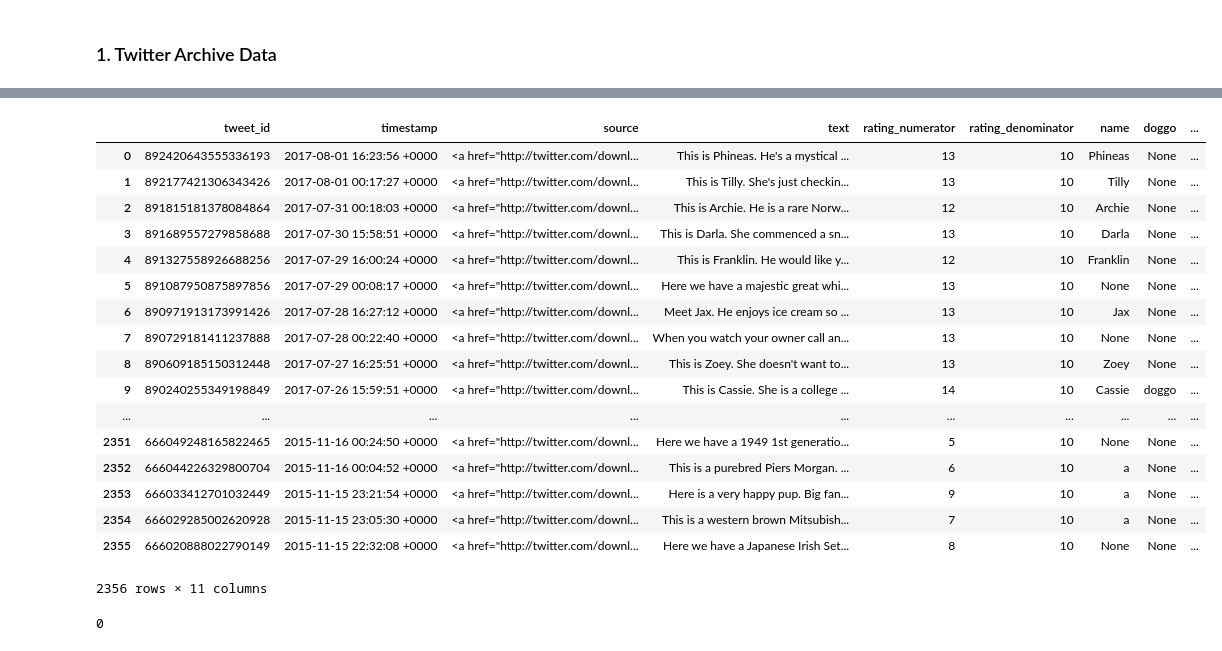
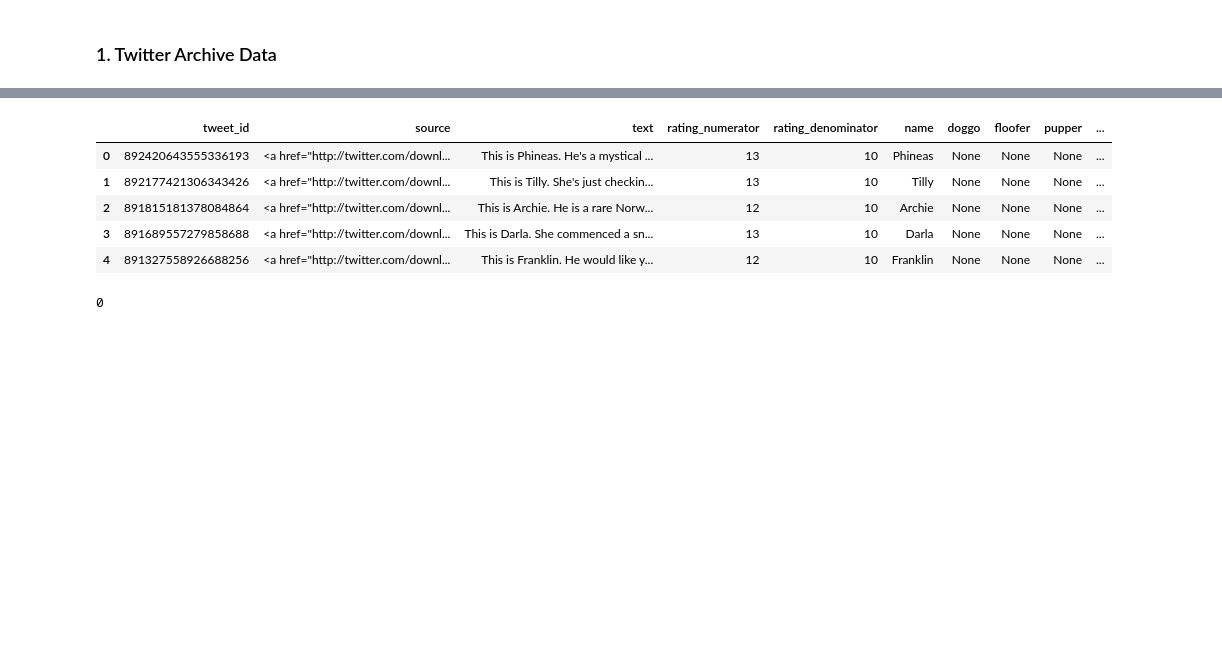
Before and after one commit to chloemcauley/WeRateDogs, a Jupyter notebook: wrangle_act.ipynb, the cells around one changed output, grey strips where cells are left out. Drawn from its saved outputs; the diff is of its cells as text; code cells hidden in the pictures; blank space fills up the shorter version.

```diff
--- a/wrangle_act.ipynb
+++ b/wrangle_act.ipynb
@@ -49,29 +50,17 @@ df_arc.head()
 | 3 | 891689557279858688 | NaN | NaN | 2017-07-30 15:58:51 +0000 | <a href="http://twitter.com/downl... | This is Darla. She commenced a sn... | NaN | ... |
 | 4 | 891327558926688256 | NaN | NaN | 2017-07-29 16:00:24 +0000 | <a href="http://twitter.com/downl... | This is Franklin. He would like y... | NaN | ... |
 # %%
-#drop in_reply_to_status_id, in_reply_to_user_id, retweeted_status_id, retweeted_status_user_id, retweeted_status_timestamp, expanded_urls
+#drop timestamp, in_reply_to_status_id, in_reply_to_user_id, retweeted_status_id, retweeted_status_user_id, retweeted_status_timestamp, expanded_urls
 arc_clean = df_arc.copy()
-arc_clean.drop(columns = ["in_reply_to_status_id","in_reply_to_user_id","retweeted_status_id","retweeted_status_user_id","retweeted_status_timestamp","expanded_urls"], axis = 1, inplace = True)
-arc_clean
+arc_clean.drop(columns = ["timestamp","in_reply_to_status_id","in_reply_to_user_id","retweeted_status_id","retweeted_status_user_id","retweeted_status_timestamp","expanded_urls"], axis = 1, inplace = True)
+arc_clean.head()
 # %% [output]
-|  | tweet_id | timestamp | source | text | rating_numerator | rating_denominator | name | doggo | ... |
-| 0 | 892420643555336193 | 2017-08-01 16:23:56 +0000 | <a href="http://twitter.com/downl... | This is Phineas. He's a mystical ... | 13 | 10 | Phineas | None | ... |
-| 1 | 892177421306343426 | 2017-08-01 00:17:27 +0000 | <a href="http://twitter.com/downl... | This is Tilly. She's just checkin... | 13 | 10 | Tilly | None | ... |
-| 2 | 891815181378084864 | 2017-07-31 00:18:03 +0000 | <a href="http://twitter.com/downl... | This is Archie. He is a rare Norw... | 12 | 10 | Archie | None | ... |
-| 3 | 891689557279858688 | 2017-07-30 15:58:51 +0000 | <a href="http://twitter.com/downl... | This is Darla. She commenced a sn... | 13 | 10 | Darla | None | ... |
-| 4 | 891327558926688256 | 2017-07-29 16:00:24 +0000 | <a href="http://twitter.com/downl... | This is Franklin. He would like y... | 12 | 10 | Franklin | None | ... |
-| 5 | 891087950875897856 | 2017-07-29 00:08:17 +0000 | <a href="http://twitter.com/downl... | Here we have a majestic great whi... | 13 | 10 | None | None | ... |
-| 6 | 890971913173991426 | 2017-07-28 16:27:12 +0000 | <a href="http://twitter.com/downl... | Meet Jax. He enjoys ice cream so ... | 13 | 10 | Jax | None | ... |
-| 7 | 890729181411237888 | 2017-07-28 00:22:40 +0000 | <a href="http://twitter.com/downl... | When you watch your owner call an... | 13 | 10 | None | None | ... |
-| 8 | 890609185150312448 | 2017-07-27 16:25:51 +0000 | <a href="http://twitter.com/downl... | This is Zoey. She doesn't want to... | 13 | 10 | Zoey | None | ... |
-| 9 | 890240255349198849 | 2017-07-26 15:59:51 +0000 | <a href="http://twitter.com/downl... | This is Cassie. She is a college ... | 14 | 10 | Cassie | doggo | ... |
-| ... | ... | ... | ... | ... | ... | ... | ... | ... | ... |
-| 2351 | 666049248165822465 | 2015-11-16 00:24:50 +0000 | <a href="http://twitter.com/downl... | Here we have a 1949 1st generatio... | 5 | 10 | None | None | ... |
-| 2352 | 666044226329800704 | 2015-11-16 00:04:52 +0000 | <a href="http://twitter.com/downl... | This is a purebred Piers Morgan. ... | 6 | 10 | a | None | ... |
-| 2353 | 666033412701032449 | 2015-11-15 23:21:54 +0000 | <a href="http://twitter.com/downl... | Here is a very happy pup. Big fan... | 9 | 10 | a | None | ... |
-| 2354 | 666029285002620928 | 2015-11-15 23:05:30 +0000 | <a href="http://twitter.com/downl... | This is a western brown Mitsubish... | 7 | 10 | a | None | ... |
-| 2355 | 666020888022790149 | 2015-11-15 22:32:08 +0000 | <a href="http://twitter.com/downl... | Here we have a Japanese Irish Set... | 8 | 10 | None | None | ... |
+|  | tweet_id | source | text | rating_numerator | rating_denominator | name | doggo | floofer | pupper | ... |
+| 0 | 892420643555336193 | <a href="http://twitter.com/downl... | This is Phineas. He's a mystical ... | 13 | 10 | Phineas | None | None | None | ... |
+| 1 | 892177421306343426 | <a href="http://twitter.com/downl... | This is Tilly. She's just checkin... | 13 | 10 | Tilly | None | None | None | ... |
+| 2 | 891815181378084864 | <a href="http://twitter.com/downl... | This is Archie. He is a rare Norw... | 12 | 10 | Archie | None | None | None | ... |
+| 3 | 891689557279858688 | <a href="http://twitter.com/downl... | This is Darla. She commenced a sn... | 13 | 10 | Darla | None | None | None | ... |
+| 4 | 891327558926688256 | <a href="http://twitter.com/downl... | This is Franklin. He would like y... | 12 | 10 | Franklin | None | None | None | ... |
-2356 rows × 11 columns
 # %%
 arc_clean.duplicated().sum()
 # %% [output]
```
Also changed, not shown: parts of 49 cells of this notebook.
